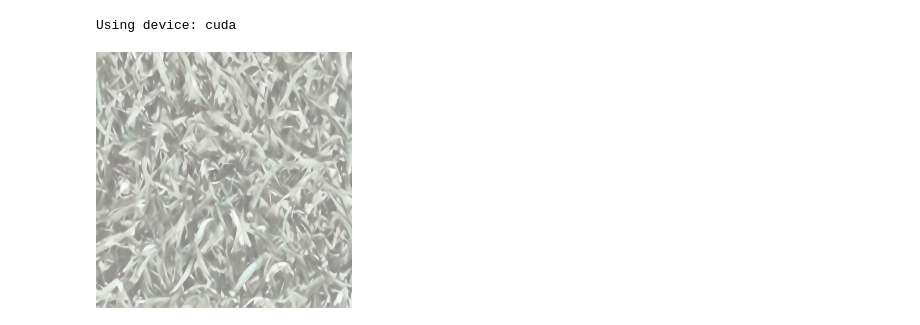
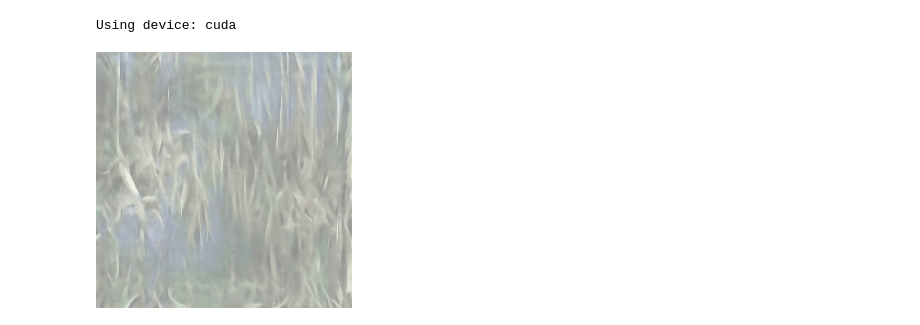
Before and after one commit to ManfredGonzalez/latent_diffusion_training, a Jupyter notebook: demo.ipynb, the cells around one changed output. Saved outputs shown, nothing was run; the diff lists cells and outputs as text; code cells hidden in the pictures.

```diff
--- a/demo.ipynb
+++ b/demo.ipynb
@@ -1,10 +6,5 @@
 # %%
-import pipeline
-from PIL import Image
-from pathlib import Path
-from transformers import CLIPTokenizer
-import torch
-from model_loader import load_models
+
 DEVICE = "cpu"
 
 ALLOW_CUDA = True
@@ -15,34 +15,34 @@ if torch.cuda.is_available() and ALLOW_CUDA:
 elif (torch.has_mps or torch.backends.mps.is_available()) and ALLOW_MPS:
     DEVICE = "mps"
 print(f"Using device: {DEVICE}")
 
 
-diffusion,vae = load_models("/media/tico/fd34fdaa-d0c8-4354-825d-a35aff0d35fd/checkpoints/diffusion/betaKL@1.0/diffusion_best_epoch10_loss0.0310.pt",
-                             "/home/tico/Desktop/master_research/fabian_research/latent_diffusion_training/checkpoints/vae/betaKL@1.0/weights_ck_398.pt",
+diffusion,vae = load_models("checkpoints/diffusion/betaKL@1.0/diffusion_best_epoch4_loss0.0731.pt",
+                             "checkpoints/vae/betaKL@1.0/weights_ck_398.pt",
                              DEVICE
                              )
 vae.eval()
 diffusion.eval()
 
 
 models = {'diffusion':diffusion, 'vae':vae}
 ## SAMPLER
 
 sampler = "ddpm"
-num_inference_steps = 50
+num_inference_steps = 1000
 seed = 42
 
 output_image = pipeline.generate(
     sampler_name=sampler,
     n_inference_steps=num_inference_steps,
     seed=seed,
     models=models,
     device=DEVICE,
     idle_device="cpu"
 )
 
 # Combine the input image and the output image into a single image.
 Image.fromarray(output_image)
 # %% [output]
 Using device: cuda
-[figure, old version]
+[figure, new version]
```
Also changed, not shown: parts of 1 cell of this notebook, 1 other file.
